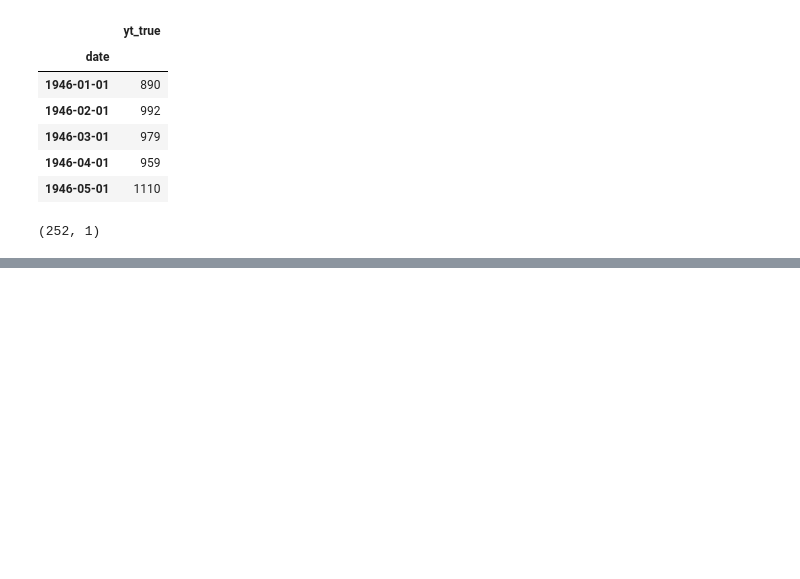
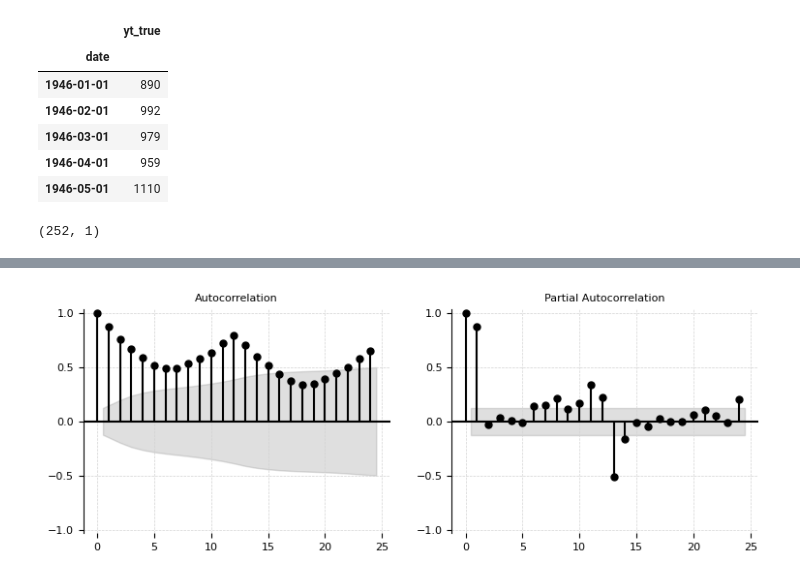
Before and after one commit to 2024-2-analitica-predictiva/2024-2-PRE-14-prediccion-de-series-de-tiempo-carolinacgj, a Jupyter notebook: homework/notebook_1.ipynb, the cells around one changed output, grey strips where cells are left out. Saved outputs shown, nothing was run; the diff lists cells and outputs as text; code cells hidden in the pictures; blank space fills up the shorter version.

```diff
--- a/homework/notebook_1.ipynb
+++ b/homework/notebook_1.ipynb
@@ -40,0 +41,7 @@ AttributeError: module 'functions' has no attribute 'plot_time_series'
+# %%
+#
+# Autocorrelograma simple
+#
+functions.acf_pacf_plots(df_orig.yt_true)
+# %% [output]
+[figure, added]
```
Also changed, not shown: parts of 5 cells of this notebook, 10 other files.
